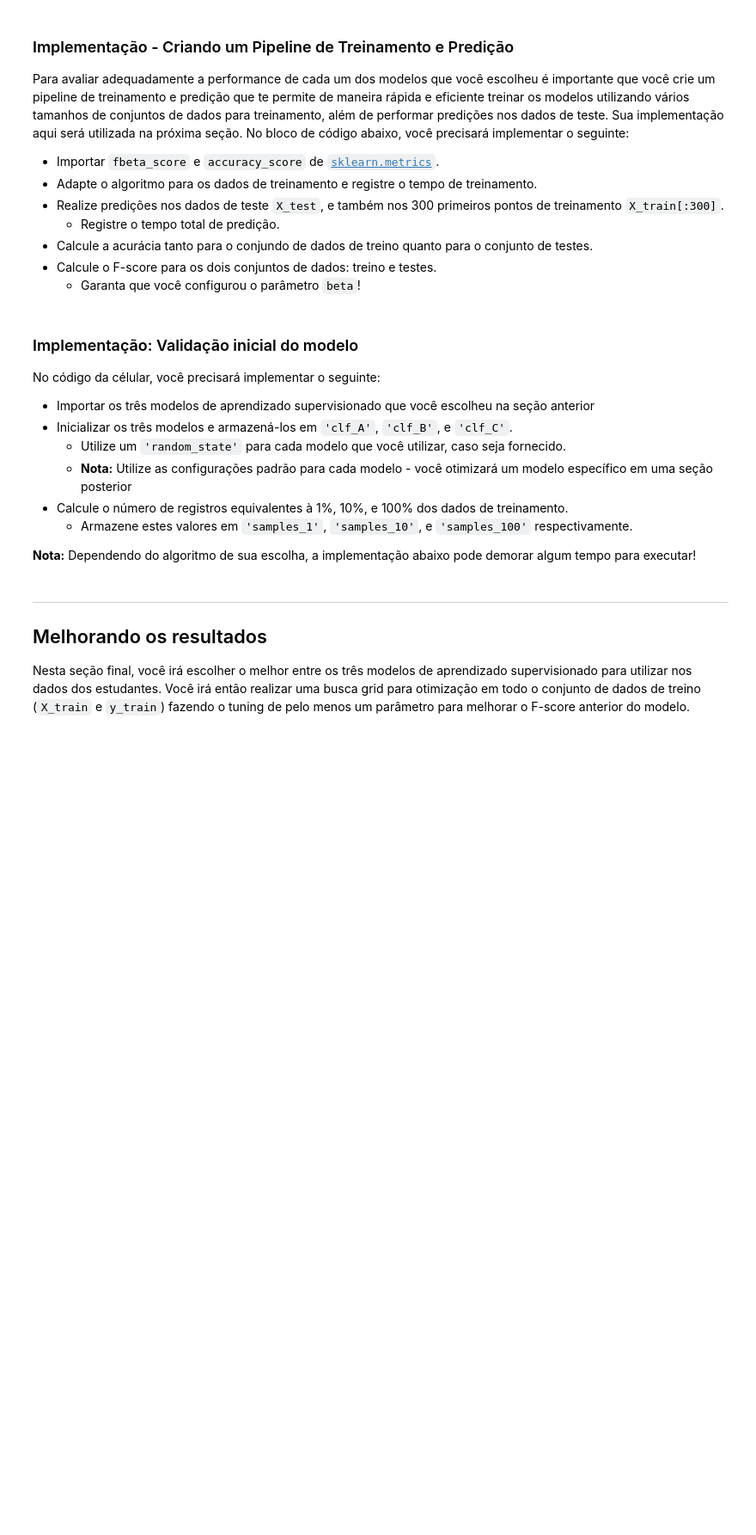
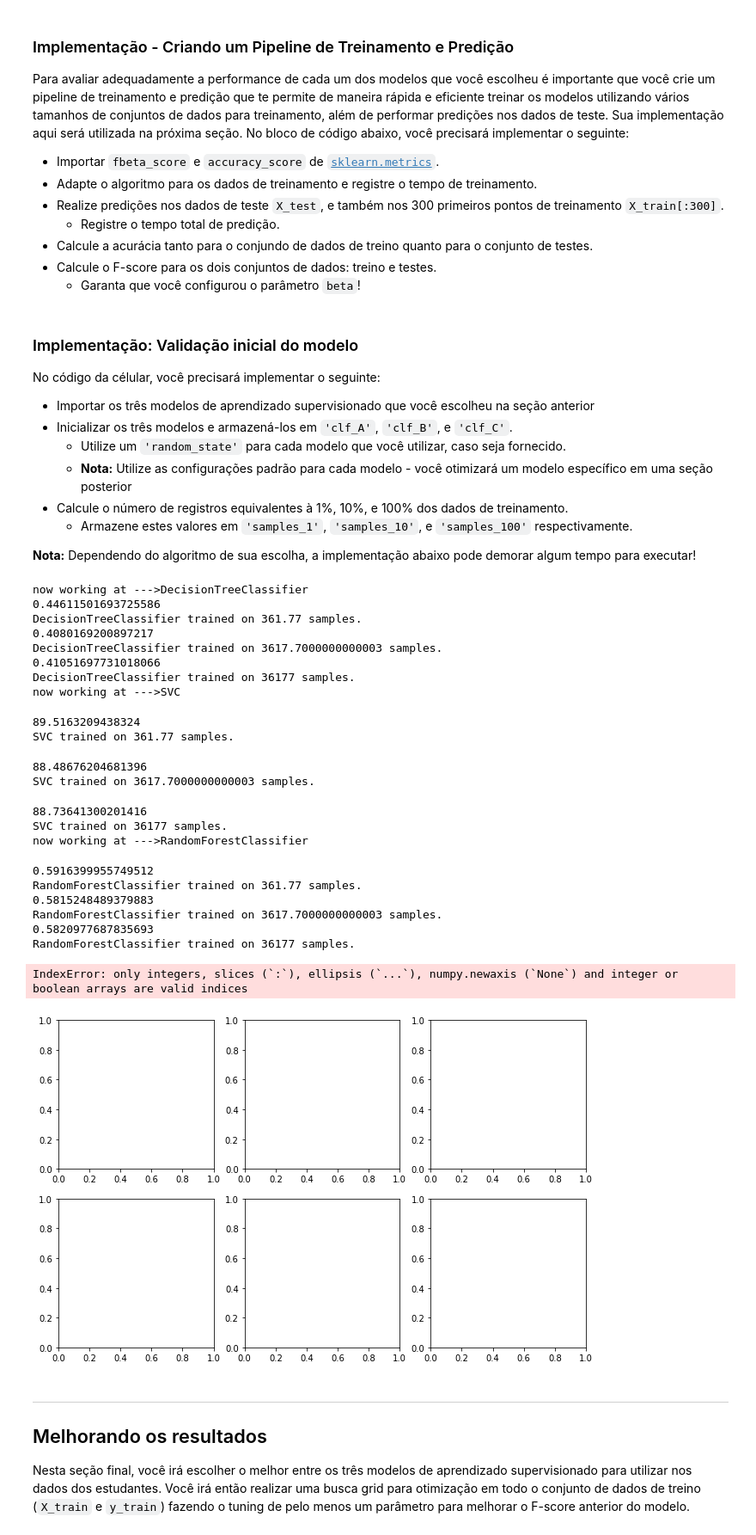
Before and after one commit to silvioAL/python-machinelearning, a Jupyter notebook: finding_donors_PT.ipynb, the cells around one changed output. Shown: that part at 86% size. Drawn from its saved outputs; the diff is of its cells as text; code cells hidden in the pictures; blank space fills up the shorter version.

```diff
--- a/finding_donors_PT.ipynb
+++ b/finding_donors_PT.ipynb
@@ -264,7 +259,7 @@ TN = 0 # Sem predições negativas para o caso naive
 FN = 0 # Sem predições negativas para o caso naive
 '''
 # TODO: Calcular accuracy, precision e recall
-accuracy = float(np.sum(income) / float(income.count() + np.sum(income)))
+accuracy = int(float(np.sum(income) / float(income.count() + np.sum(income))))
 recall = float(np.sum(income) / float(np.sum(income)))
 precision = float(np.sum(income) / float(np.sum(income)))
 
@@ -351,6 +351,7 @@ Para avaliar adequadamente a performance de cada um dos modelos que você escolh
    - Garanta que você configurou o parâmetro `beta`!
 # %%
 # TODO: Import two metrics from sklearn - fbeta_score and accuracy_score
+from sklearn.metrics import fbeta_score, accuracy_score
 
 def train_predict(learner, sample_size, X_train, y_train, X_test, y_test):
     '''
@@ -367,36 +368,38 @@ def train_predict(learner, sample_size, X_train, y_train, X_test, y_test):
 
     # TODO: Fit the learner to the training data using slicing with 'sample_size' using .fit(training_features[:], training_labels[:])
     start = time() # Get start time
-    learner = None
+    choosen_learner = learner
+    choosen_learner.fit(X_train, y_train)
     end = time() # Get end time
 
     # TODO: Calculate the training time
-    results['train_time'] = None
+    results['train_time'] = end - start
+    print(results['train_time'])
 
     # TODO: Get the predictions on the test set(X_test),
     #       then get predictions on the first 300 training samples(X_train) using .predict()
     start = time() # Get start time
-    predictions_test = None
-    predictions_train = None
+    predictions_test = learner.predict(X_test)
+    predictions_train = learner.predict(X_train[:300])
     end = time() # Get end time
 
     # TODO: Calculate the total prediction time
-    results['pred_time'] = None
+    results['pred_time'] = end - start
 
     # TODO: Compute accuracy on the first 300 training samples which is y_train[:300]
-    results['acc_train'] = None
+    results['acc_train'] = int(accuracy_score(y_train[:300], predictions_train, normalize=False))
 
     # TODO: Compute accuracy on test set using accuracy_score()
-    results['acc_test'] = None
+    results['acc_test'] = int(accuracy_score(y_test, predictions_test))
 
     # TODO: Compute F-score on the the first 300 training samples using fbeta_score()
-    results['f_train'] = None
+    results['f_train'] = int(fbeta_score(y_train[:300], predictions_train, average='weighted', beta=0.5))
 
     # TODO: Compute F-score on the test set which is y_test
-    results['f_test'] = None
+    results['f_test'] = int(fbeta_score(y_test, predictions_test, average='weighted', beta=0.5))
 
     # Success
-    print "{} trained on {} samples.".format(learner.__class__.__name__, sample_size)
+    print("{} trained on {} samples.".format(learner.__class__.__name__, sample_size))
 
     # Return the results
     return results
@@ -413,31 +416,59 @@ No código da célular, você precisará implementar o seguinte:
 **Nota:** Dependendo do algoritmo de sua escolha, a implementação abaixo pode demorar algum tempo para executar!
 # %%
 # TODO: Importe os três modelos de aprendizado supervisionado da sklearn
+from sklearn.tree import DecisionTreeClassifier
+from sklearn.ensemble import RandomForestClassifier
+from sklearn import svm
 
 # TODO: Inicialize os três modelos
-clf_A = None
-clf_B = None
-clf_C = None
+clf_A = DecisionTreeClassifier()
+clf_B = svm.SVC()
+clf_C = RandomForestClassifier()
 
 # TODO: Calcule o número de amostras para 1%, 10%, e 100% dos dados de treinamento
 # HINT: samples_100 é todo o conjunto de treinamento e.x.: len(y_train)
 # HINT: samples_10 é 10% de samples_100
 # HINT: samples_1 é 1% de samples_100
-samples_100 = None
-samples_10 = None
-samples_1 = None
+samples_100 = len(y_train)
+samples_10 = len(y_train) * 0.1
+samples_1 = len(y_train) * 0.01
 
 # Colete os resultados dos algoritmos de aprendizado
 results = {}
 for clf in [clf_A, clf_B, clf_C]:
     clf_name = clf.__class__.__name__
+    print('now working at --->' + clf_name)
     results[clf_name] = {}
     for i, samples in enumerate([samples_1, samples_10, samples_100]):
         results[clf_name][i] = \
         train_predict(clf, samples, X_train, y_train, X_test, y_test)
 
 # Run metrics visualization for the three supervised learning models chosen
-vs.evaluate(results, accuracy, fscore)
+vs.evaluate(results, int(accuracy), int(fscore))
+# %% [output]
+now working at --->DecisionTreeClassifier
+0.44611501693725586
+DecisionTreeClassifier trained on 361.77 samples.
+0.4080169200897217
+DecisionTreeClassifier trained on 3617.7000000000003 samples.
+0.41051697731018066
+DecisionTreeClassifier trained on 36177 samples.
+now working at --->SVC
+89.5163209438324
+SVC trained on 361.77 samples.
+88.48676204681396
+SVC trained on 3617.7000000000003 samples.
+88.73641300201416
+SVC trained on 36177 samples.
+now working at --->RandomForestClassifier
+0.5916399955749512
+RandomForestClassifier trained on 361.77 samples.
+0.5815248489379883
+RandomForestClassifier trained on 3617.7000000000003 samples.
+0.5820977687835693
+RandomForestClassifier trained on 36177 samples.
+IndexError: only integers, slices (`:`), ellipsis (`...`), numpy.newaxis (`None`) and integer or boolean arrays are valid indices
+[figure, added]
 # %% [markdown]
 ----
 ## Melhorando os resultados
```
Also changed, not shown: parts of 5 cells of this notebook.
